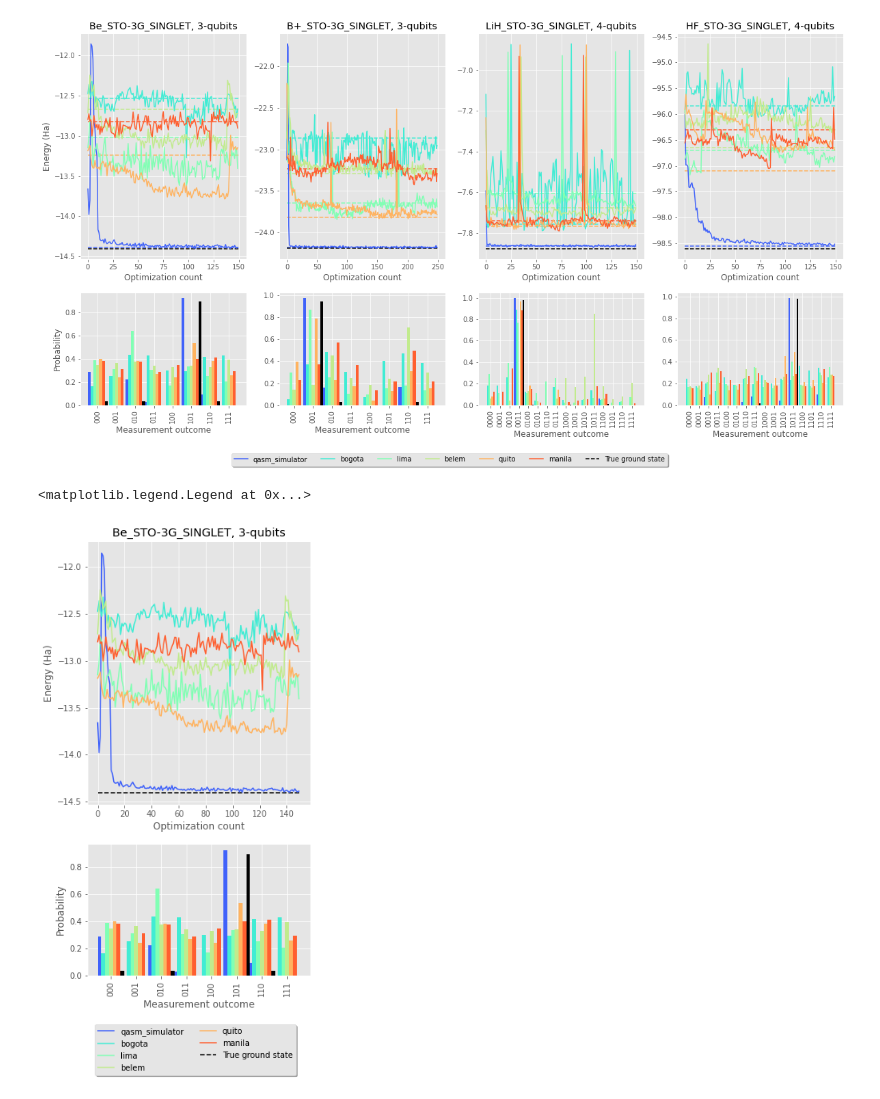
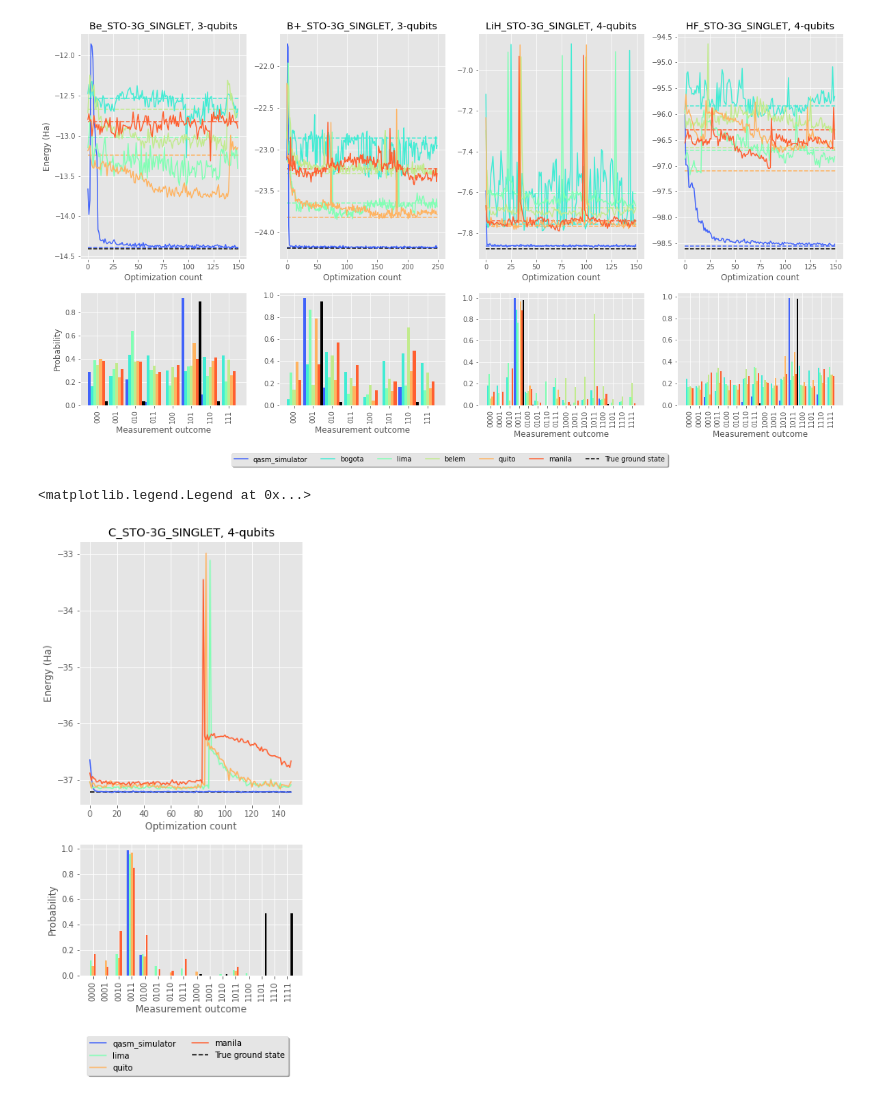
Before and after one commit to wmkirby1/CS-VQE, a Jupyter notebook: IBMQ-runtime plots.ipynb, the cells around one changed output. Drawn from its saved outputs; the diff is of its cells as text; code cells hidden in the pictures.

Commit message:
Updated noisy simulation and IBMQ plots

```diff
--- a/IBMQ-runtime plots.ipynb
+++ b/IBMQ-runtime plots.ipynb
@@ -190,7 +190,7 @@ fig.savefig('plots/CS-VQE_paper/IBMQ-runtime_plots.png', dpi=300, bbox_inches='t
 # %%
 file_order={'info':0, 'result':1}
 cs_vqe_data={}
-speciesname="Be_STO-3G_SINGLET"
+speciesname="C_STO-3G_SINGLET"
 data_path = "data/IBMQ-runtime/"+speciesname
 cs_vqe_data[speciesname] = {}
 for job in os.listdir(data_path):
@@ -223,7 +223,7 @@ num_sim_q = meta_data[speciesname]['num_sim_q']
 
 bit_strings = [bit.int_to_bin(i, num_sim_q) for i in range(2**num_sim_q)]
 bit_map = {b:index for index, b in enumerate(bit_strings)}
-plot_backends = [b for b in backends if b not in ['ibmq_santiago', 'statevector_simulator']]
+plot_backends = [b for b in backends if b not in ['ibmq_belem', 'ibmq_bogota', 'ibmq_santiago', 'statevector_simulator']]
 num_backends = len(plot_backends)
 for index, backend in enumerate(plot_backends):
     c = colour_map[backend]
@@ -235,31 +235,31 @@ for index, backend in enumerate(plot_backends):
 
     X, Y = list(zip(*list(data['eigenstate'].items())))
     X_indices = np.array([bit_map[x] for x in X])
     axs[1].bar(X_indices+index*width, Y, width=width, color=c)
 
 Y = [abs(e)**2 for e in meta_data[speciesname]['gsvector']]
 X = [bit.int_to_bin(i, num_sim_q) for i in list(range(2**num_sim_q))]
 X_indices = np.array([bit_map[x] for x in X])
 axs[1].bar(X_indices+num_backends*width, Y, width=width, color='black')
 l2 = axs[0].hlines(true_gs,0,len(loss), label='True ground state', ls='--', color='black')
 
 axs[0].set_xlabel('Optimization count')
 axs[0].set_title('%s, %i-qubits'%(speciesname, num_sim_q))
 axs[1].set_xticks(np.arange(2**num_sim_q)+width*(num_backends)/2)
 axs[1].set_xticklabels(bit_strings, rotation=90)
 axs[1].set_xlabel('Measurement outcome')
 axs[0].set_ylabel('Energy (Ha)')
 axs[1].set_ylabel('Probability')
 handles, labels = axs[0].get_legend_handles_labels()
 
 fig.legend(handles=handles,
            labels=labels,
            loc='lower center',
            borderaxespad=0.1,
            fancybox=True,
            shadow=True,
            ncol=len(cs_vqe_data)+1,
            bbox_to_anchor=(0.5, -0.05))
 # %% [output]
 <matplotlib.legend.Legend at 0x...>
-[figure, old version]
+[figure, new version]
```
Also changed, not shown: 22 other files.
